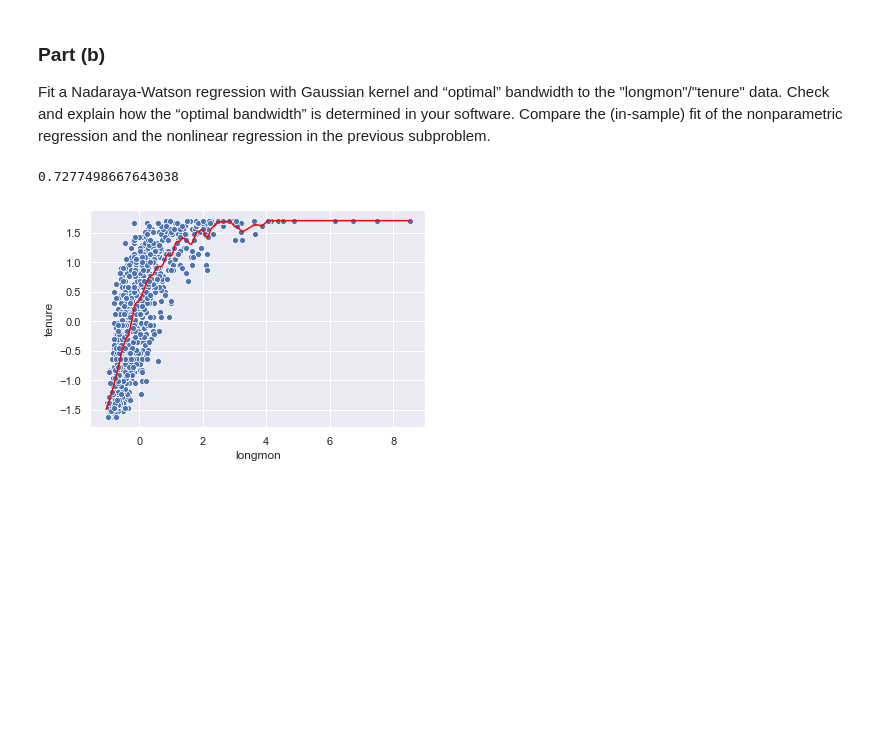
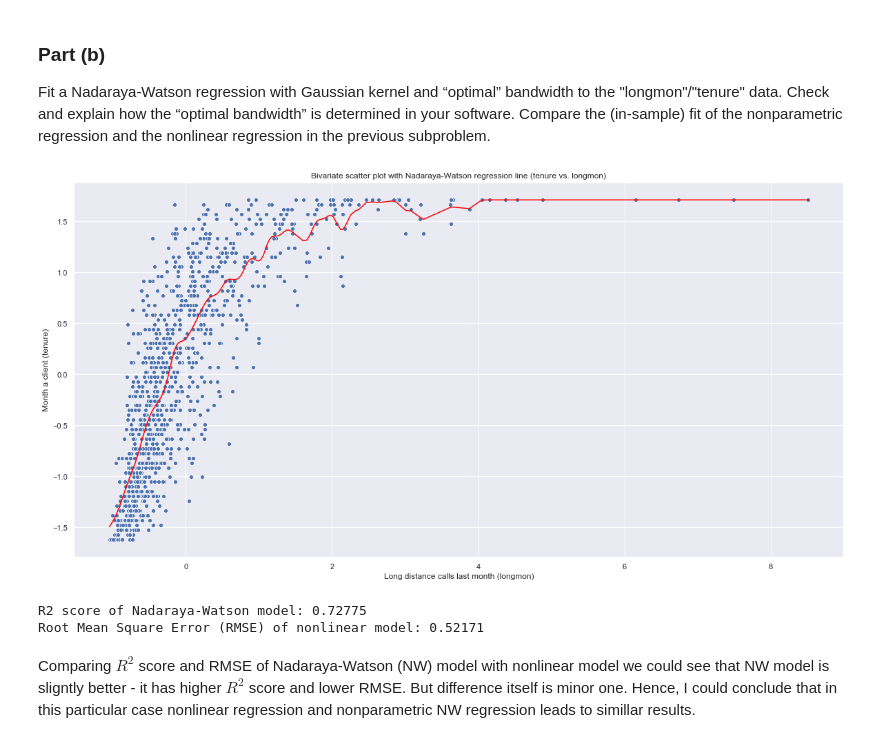
Before and after one commit to kai-wren/Statistic, a Jupyter notebook: Assignment 3.ipynb, the cells around one changed output. Drawn from its saved outputs; the diff is of its cells as text; code cells hidden in the pictures; blank space fills up the shorter version.

```diff
--- a/Assignment 3.ipynb
+++ b/Assignment 3.ipynb
@@ -303,15 +303,27 @@ Fit a Nadaraya-Watson regression with Gaussian kernel and “optimal” bandwidt
 # %%
 from statsmodels.nonparametric.kernel_regression import KernelReg
 
 X = telco_df_norm_dummy.copy().longmon
 Y = telco_df_norm_dummy.copy().tenure
 
 NWmodel = KernelReg(endog=Y, exog=X, var_type='c', ckertype='gaussian', reg_type='lc', bw='cv_ls')
 
+plt.figure(figsize=(20,10))
 sns.scatterplot(x=telco_df_norm_dummy.longmon, y=telco_df_norm_dummy.tenure)
 sns.lineplot(x=telco_df_norm_dummy.longmon, y=NWmodel.fit(X)[0], color='red')
+plt.title("Bivariate scatter plot with Nadaraya-Watson regression line (tenure vs. longmon)")
+plt.ylabel("Month a client (tenure)")
+plt.xlabel("Long distance calls last month (longmon)")
+plt.show()
 
-print(NWmodel.r_squared())
+rmse = np.sqrt(((Y - NWmodel.fit(X)[0])**2).mean())
+print("R2 score of Nadaraya-Watson model: %.5f" %NWmodel.r_squared())
+print("Root Mean Square Error (RMSE) of nonlinear model: %.5f" %rmse)
 # %% [output]
+[figure, new version]
-0.7277498667643038
+R2 score of Nadaraya-Watson model: 0.72775
+Root Mean Square Error (RMSE) of nonlinear model: 0.52171
-[figure, old version]
+# %% [markdown]
+
+
+Comparing $R^2$ score and RMSE of Nadaraya-Watson (NW) model with nonlinear model we could see that NW model is sligntly better - it has higher $R^2$ score and lower RMSE. But difference itself is minor one. Hence, I could conclude that in this particular case nonlinear regression and nonparametric NW regression leads to simillar results.
```
